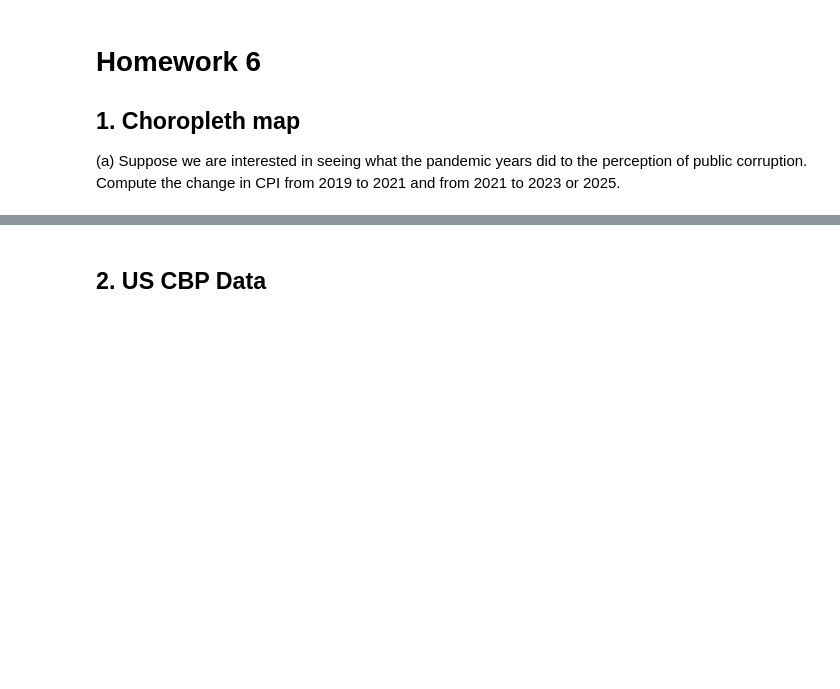
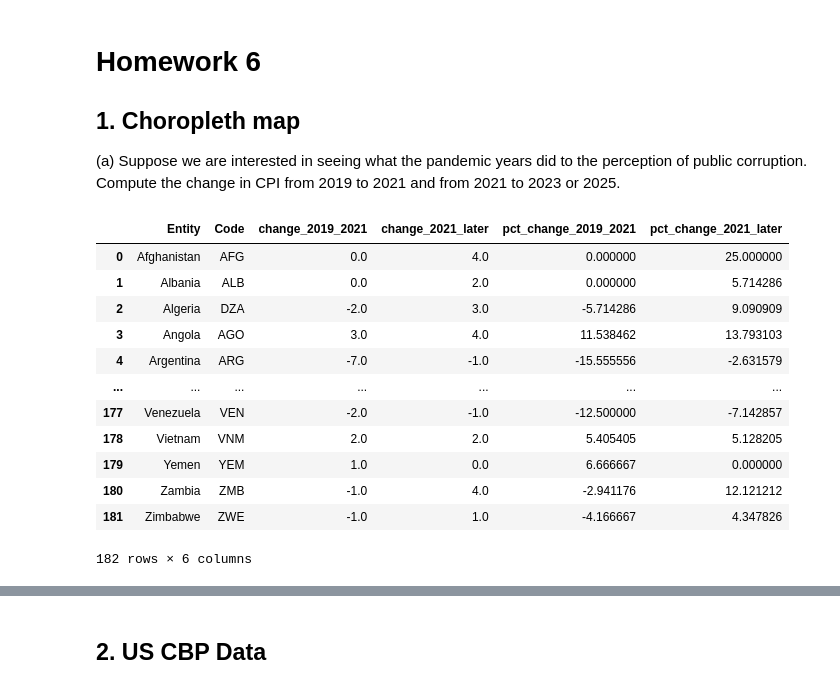
Before and after one commit to daisyzhang2024/DATA227-HW6, a Jupyter notebook: HW_6.ipynb, the cells around one changed output, grey strips where cells are left out. Cells and saved outputs as stored; diff of their text form; code cells hidden in the pictures; blank space fills up the shorter version.

```diff
--- a/HW_6.ipynb
+++ b/HW_6.ipynb
@@ -6,23 +6,38 @@ corruption. Compute the change in CPI from 2019 to 2021 and from 2021 to 2023 or
 # %%
 import pandas as pd
 
 corruption = pd.read_csv("corruption.csv")
 corruption = corruption.rename(columns={"Corruption Perceptions Index": "CPI"})
 corruption["CPI"] = pd.to_numeric(corruption["CPI"], errors="coerce")
 
 # One row per country, one column per year
 wide = corruption.pivot_table(index=["Entity", "Code"], columns="Year", values="CPI")
 
 # Use 2025 if available, otherwise fall back to 2023
 later = wide[2025].fillna(wide[2023]) if 2025 in wide.columns else wide[2023]
 
 changes = pd.DataFrame({
     "change_2019_2021": wide[2021] - wide[2019],
     "change_2021_later": later - wide[2021],
     "pct_change_2019_2021": (wide[2021] - wide[2019]) / wide[2019] * 100,
     "pct_change_2021_later": (later - wide[2021]) / wide[2021] * 100,
 }).reset_index()
 
 changes.head()
 changes.to_csv("corruption_changes.csv", index=False)
+changes
+# %% [output]
+|  | Entity | Code | change_2019_2021 | change_2021_later | pct_change_2019_2021 | pct_change_2021_later |
+| 0 | Afghanistan | AFG | 0.0 | 4.0 | 0.000000 | 25.000000 |
+| 1 | Albania | ALB | 0.0 | 2.0 | 0.000000 | 5.714286 |
+| 2 | Algeria | DZA | -2.0 | 3.0 | -5.714286 | 9.090909 |
+| 3 | Angola | AGO | 3.0 | 4.0 | 11.538462 | 13.793103 |
+| 4 | Argentina | ARG | -7.0 | -1.0 | -15.555556 | -2.631579 |
+| ... | ... | ... | ... | ... | ... | ... |
+| 177 | Venezuela | VEN | -2.0 | -1.0 | -12.500000 | -7.142857 |
+| 178 | Vietnam | VNM | 2.0 | 2.0 | 5.405405 | 5.128205 |
+| 179 | Yemen | YEM | 1.0 | 0.0 | 6.666667 | 0.000000 |
+| 180 | Zambia | ZMB | -1.0 | 4.0 | -2.941176 | 12.121212 |
+| 181 | Zimbabwe | ZWE | -1.0 | 1.0 | -4.166667 | 4.347826 |
+182 rows × 6 columns
 # %% [markdown]
```
Also changed, not shown: parts of 4 cells of this notebook, 3 other files.
